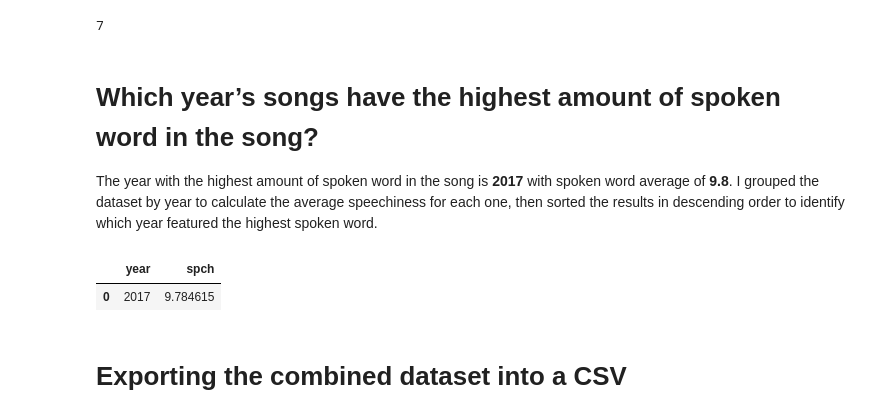
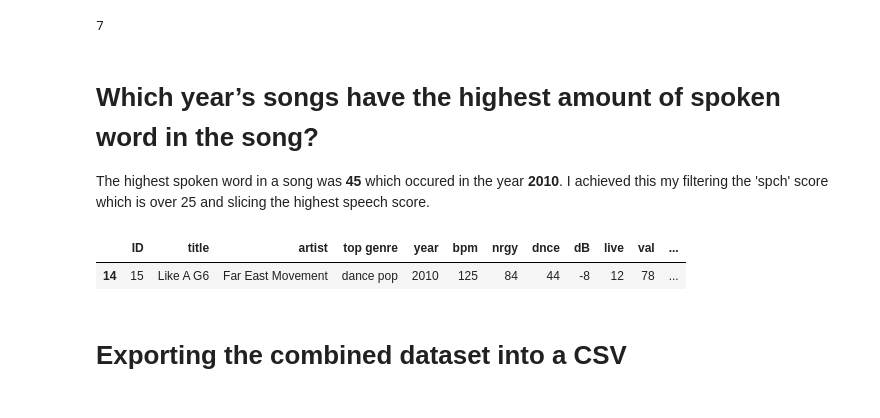
Before and after one commit to Shadrachanwhere/Project-7, a Jupyter notebook: Musical Analysis.ipynb, the cells around one changed output. Saved outputs shown, nothing was run; the diff lists cells and outputs as text; code cells hidden in the pictures.

```diff
--- a/Musical Analysis.ipynb
+++ b/Musical Analysis.ipynb
@@ -180,14 +178,14 @@ percentage
 7
 # %% [markdown]
 # Which year’s songs have the highest amount of spoken word in the song?
-The year with the highest amount of spoken word in the song is **2017** with spoken word average of **9.8**.
-I grouped the dataset by year to calculate the average speechiness for each one, then sorted the results in descending order to identify which year featured the highest  spoken word.
+The highest spoken word in a song was **45** which occured in the year **2010**.
+I achieved this my filtering the 'spch' score which is over 25 and slicing the highest speech score.
 # %%
-highest_spch_year = all_top_songs.groupby('year').agg({'spch': 'mean'})
-highest_spch_year.sort_values(by='spch', ascending=False).reset_index()[:1]
+most_spoken = all_top_songs[all_top_songs['spch'] > 25][:1]
+most_spoken
 # %% [output]
-|  | year | spch |
-| 0 | 2017 | 9.784615 |
+|  | ID | title | artist | top genre | year | bpm | nrgy | dnce | dB | live | val | ... |
+| 14 | 15 | Like A G6 | Far East Movement | dance pop | 2010 | 125 | 84 | 44 | -8 | 12 | 78 | ... |
 # %% [markdown]
 # Exporting the combined dataset into a CSV
 # %%
```
Also changed, not shown: parts of 3 cells of this notebook.
